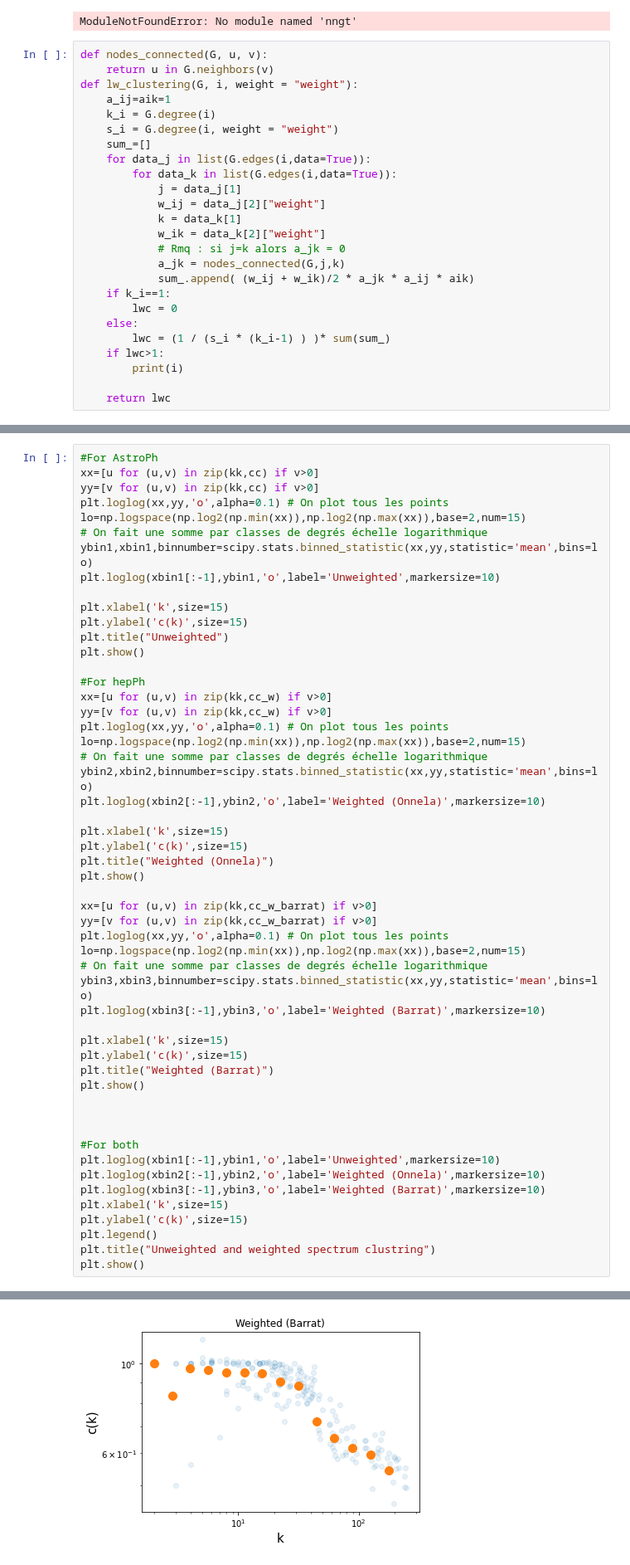
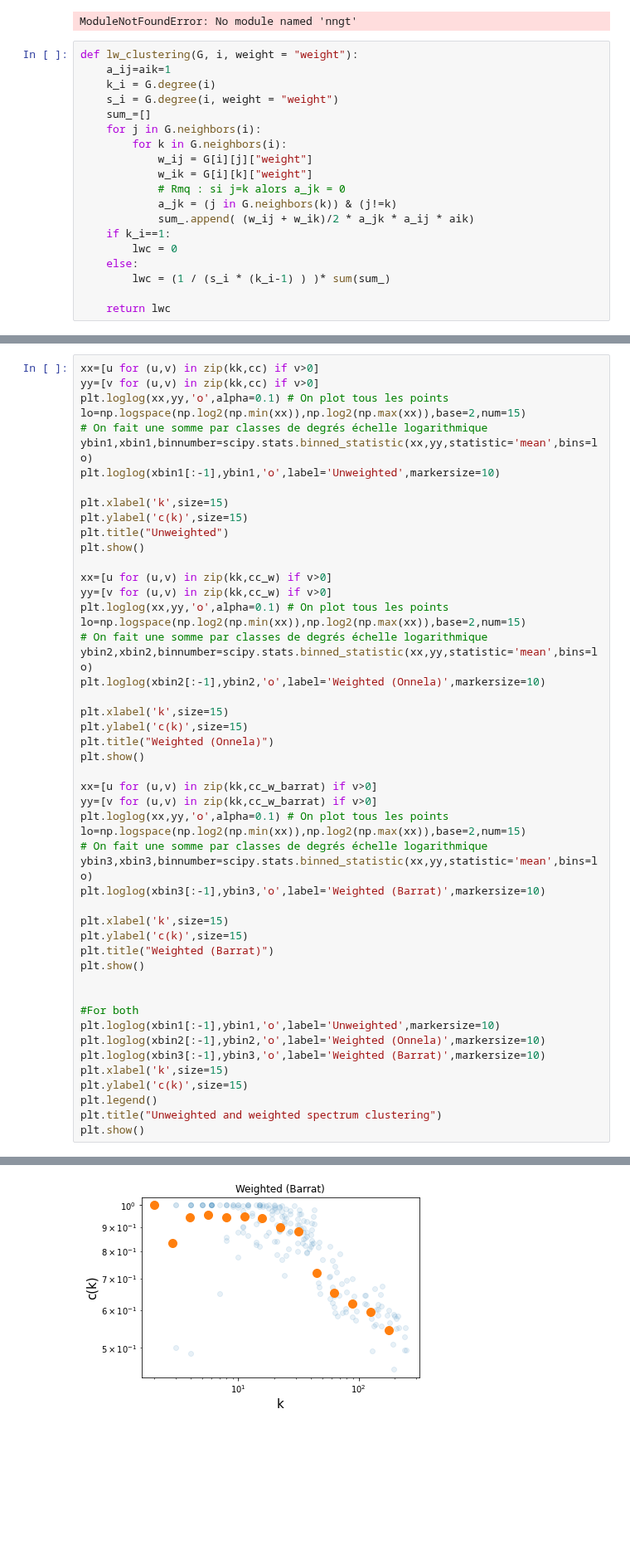
Before and after one commit to ARKEnsae/DM_Analyse_Reseaux, a Jupyter notebook: CC4/CC4_AQLT.ipynb, the cells around one changed output, grey strips where cells are left out. Shown at 83% size. Cells and saved outputs as stored; diff of their text form; blank space fills up the shorter version.

```diff
--- a/CC4/CC4_AQLT.ipynb
+++ b/CC4/CC4_AQLT.ipynb
@@ -485,27 +491,21 @@ import nngt.generation as ng
 # %% [output]
 ModuleNotFoundError: No module named 'nngt'
 # %%
-def nodes_connected(G, u, v):
-    return u in G.neighbors(v)
 def lw_clustering(G, i, weight = "weight"):
     a_ij=aik=1
     k_i = G.degree(i)
     s_i = G.degree(i, weight = "weight")
     sum_=[]
-    for data_j in list(G.edges(i,data=True)):
-        for data_k in list(G.edges(i,data=True)):
-            j = data_j[1]
-            w_ij = data_j[2]["weight"]
-            k = data_k[1]
-            w_ik = data_k[2]["weight"]
+    for j in G.neighbors(i):
+        for k in G.neighbors(i):
+            w_ij = G[i][j]["weight"]
+            w_ik = G[i][k]["weight"]
             # Rmq : si j=k alors a_jk = 0
-            a_jk = nodes_connected(G,j,k)
+            a_jk = (j in G.neighbors(k)) & (j!=k)
             sum_.append( (w_ij + w_ik)/2 * a_jk * a_ij * aik)
     if k_i==1:
         lwc = 0
     else:
         lwc = (1 / (s_i * (k_i-1) ) )* sum(sum_)
-    if lwc>1:
-        print(i)
 
     return lwc
@@ -552,5 +529,4 @@ print(sum(cc_w_barrat)/len(cc_w_barrat))
 # %%
-#For AstroPh
 xx=[u for (u,v) in zip(kk,cc) if v>0]
 yy=[v for (u,v) in zip(kk,cc) if v>0]
 plt.loglog(xx,yy,'o',alpha=0.1) # On plot tous les points
@@ -564,7 +540,6 @@ plt.ylabel('c(k)',size=15)
 plt.title("Unweighted")
 plt.show()
 
-#For hepPh
 xx=[u for (u,v) in zip(kk,cc_w) if v>0]
 yy=[v for (u,v) in zip(kk,cc_w) if v>0]
 plt.loglog(xx,yy,'o',alpha=0.1) # On plot tous les points
@@ -576,33 +551,32 @@ plt.loglog(xbin2[:-1],ybin2,'o',label='Weighted (Onnela)',markersize=10)
 plt.xlabel('k',size=15)
 plt.ylabel('c(k)',size=15)
 plt.title("Weighted (Onnela)")
 plt.show()
 
 xx=[u for (u,v) in zip(kk,cc_w_barrat) if v>0]
 yy=[v for (u,v) in zip(kk,cc_w_barrat) if v>0]
 plt.loglog(xx,yy,'o',alpha=0.1) # On plot tous les points
 lo=np.logspace(np.log2(np.min(xx)),np.log2(np.max(xx)),base=2,num=15)
 # On fait une somme par classes de degrés échelle logarithmique
 ybin3,xbin3,binnumber=scipy.stats.binned_statistic(xx,yy,statistic='mean',bins=lo)
 plt.loglog(xbin3[:-1],ybin3,'o',label='Weighted (Barrat)',markersize=10)
 
 plt.xlabel('k',size=15)
 plt.ylabel('c(k)',size=15)
 plt.title("Weighted (Barrat)")
 plt.show()
 
 
-
 #For both
 plt.loglog(xbin1[:-1],ybin1,'o',label='Unweighted',markersize=10)
 plt.loglog(xbin2[:-1],ybin2,'o',label='Weighted (Onnela)',markersize=10)
 plt.loglog(xbin3[:-1],ybin3,'o',label='Weighted (Barrat)',markersize=10)
 plt.xlabel('k',size=15)
 plt.ylabel('c(k)',size=15)
 plt.legend()
-plt.title("Unweighted and weighted spectrum clustring")
+plt.title("Unweighted and weighted spectrum clustering")
 plt.show()
 # %% [output]
 [figure]
 [figure]
-[figure, old version]
+[figure, new version]
```
Also changed, not shown: parts of 15 cells of this notebook, 1 other file.
